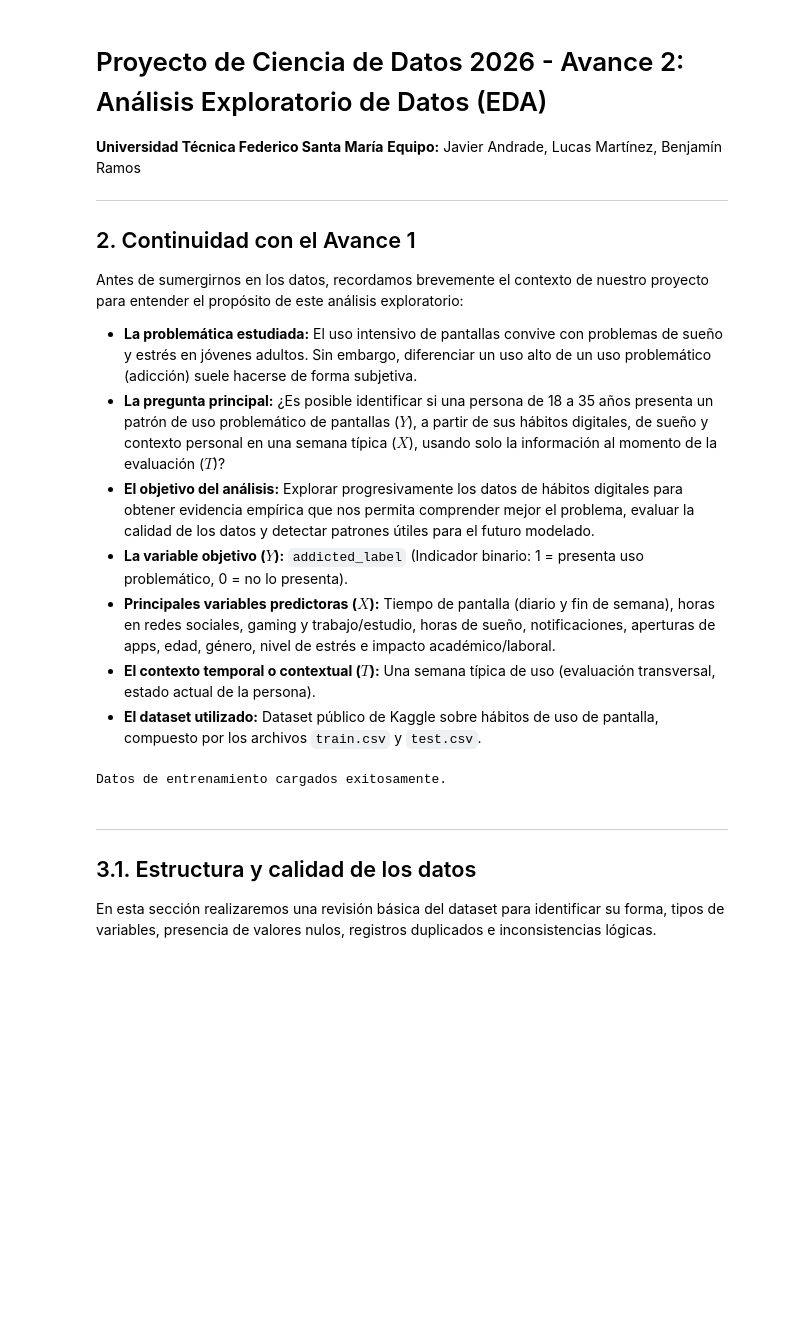
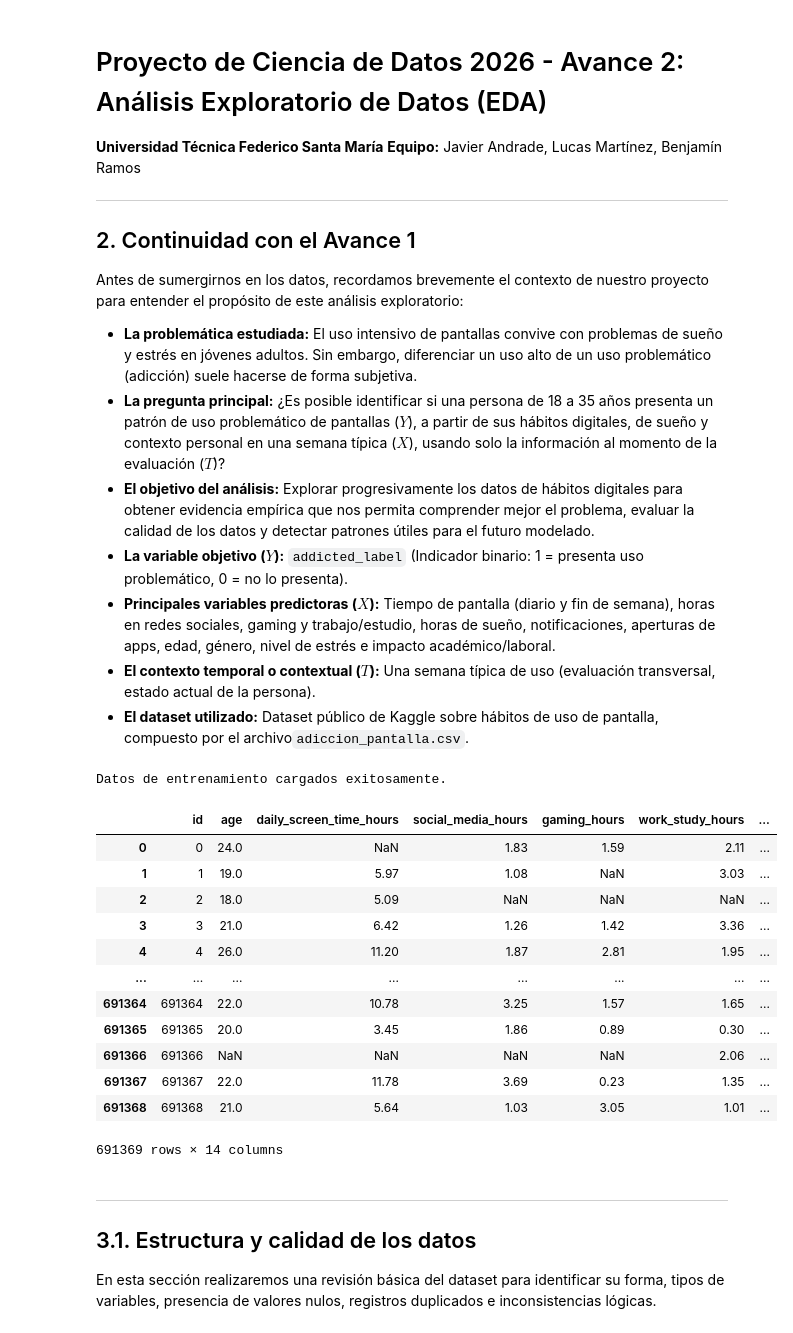
Before and after one commit to Nervots2/CD-2026-Proyecto-Equipo99, a Jupyter notebook: notebooks/02_eda.ipynb, the cells around one changed output. Cells and saved outputs as stored; diff of their text form; code cells hidden in the pictures; blank space fills up the shorter version.

```diff
--- a/notebooks/02_eda.ipynb
+++ b/notebooks/02_eda.ipynb
@@ -15,23 +15,37 @@ Antes de sumergirnos en los datos, recordamos brevemente el contexto de nuestro
 * **La variable objetivo ($Y$):** `addicted_label` (Indicador binario: 1 = presenta uso problemático, 0 = no lo presenta).
 * **Principales variables predictoras ($X$):** Tiempo de pantalla (diario y fin de semana), horas en redes sociales, gaming y trabajo/estudio, horas de sueño, notificaciones, aperturas de apps, edad, género, nivel de estrés e impacto académico/laboral.
 * **El contexto temporal o contextual ($T$):** Una semana típica de uso (evaluación transversal, estado actual de la persona).
-* **El dataset utilizado:** Dataset público de Kaggle sobre hábitos de uso de pantalla, compuesto por los archivos `train.csv` y `test.csv`.
+* **El dataset utilizado:** Dataset público de Kaggle sobre hábitos de uso de pantalla, compuesto por el archivo`adiccion_pantalla.csv`.
 # %%
 # Importación de librerías necesarias
 import pandas as pd
 import numpy as np
 import matplotlib.pyplot as plt
 import seaborn as sns
 
 # Configuración visual básica
 sns.set_theme(style="whitegrid")
 
 # Carga de los datos (Solo conjunto de entrenamiento)
 df = pd.read_csv('../data/raw/adiccion_pantalla.csv')
 
 print("Datos de entrenamiento cargados exitosamente.")
+display(df)
 # %% [output]
 Datos de entrenamiento cargados exitosamente.
+|  | id | age | daily_screen_time_hours | social_media_hours | gaming_hours | work_study_hours | ... |
+| 0 | 0 | 24.0 | NaN | 1.83 | 1.59 | 2.11 | ... |
+| 1 | 1 | 19.0 | 5.97 | 1.08 | NaN | 3.03 | ... |
+| 2 | 2 | 18.0 | 5.09 | NaN | NaN | NaN | ... |
+| 3 | 3 | 21.0 | 6.42 | 1.26 | 1.42 | 3.36 | ... |
+| 4 | 4 | 26.0 | 11.20 | 1.87 | 2.81 | 1.95 | ... |
+| ... | ... | ... | ... | ... | ... | ... | ... |
+| 691364 | 691364 | 22.0 | 10.78 | 3.25 | 1.57 | 1.65 | ... |
+| 691365 | 691365 | 20.0 | 3.45 | 1.86 | 0.89 | 0.30 | ... |
+| 691366 | 691366 | NaN | NaN | NaN | NaN | 2.06 | ... |
+| 691367 | 691367 | 22.0 | 11.78 | 3.69 | 0.23 | 1.35 | ... |
+| 691368 | 691368 | 21.0 | 5.64 | 1.03 | 3.05 | 1.01 | ... |
+691369 rows × 14 columns
 # %% [markdown]
 ---
 ## 3.1. Estructura y calidad de los datos
```
Also changed, not shown: parts of 1 cell of this notebook.
